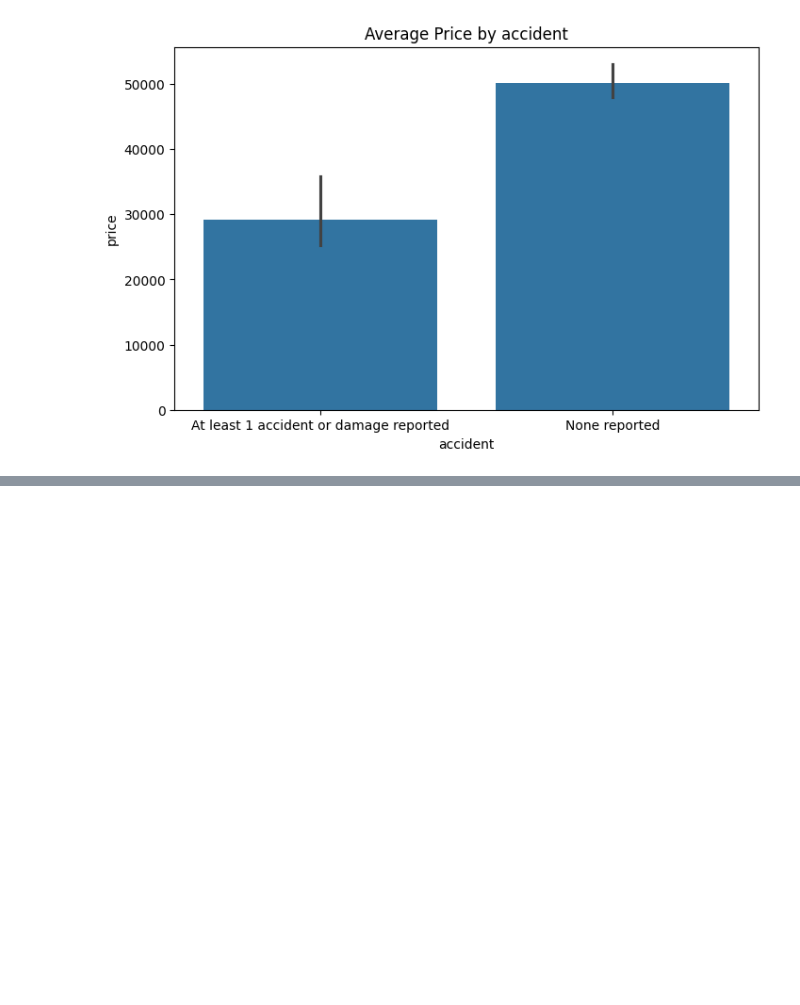
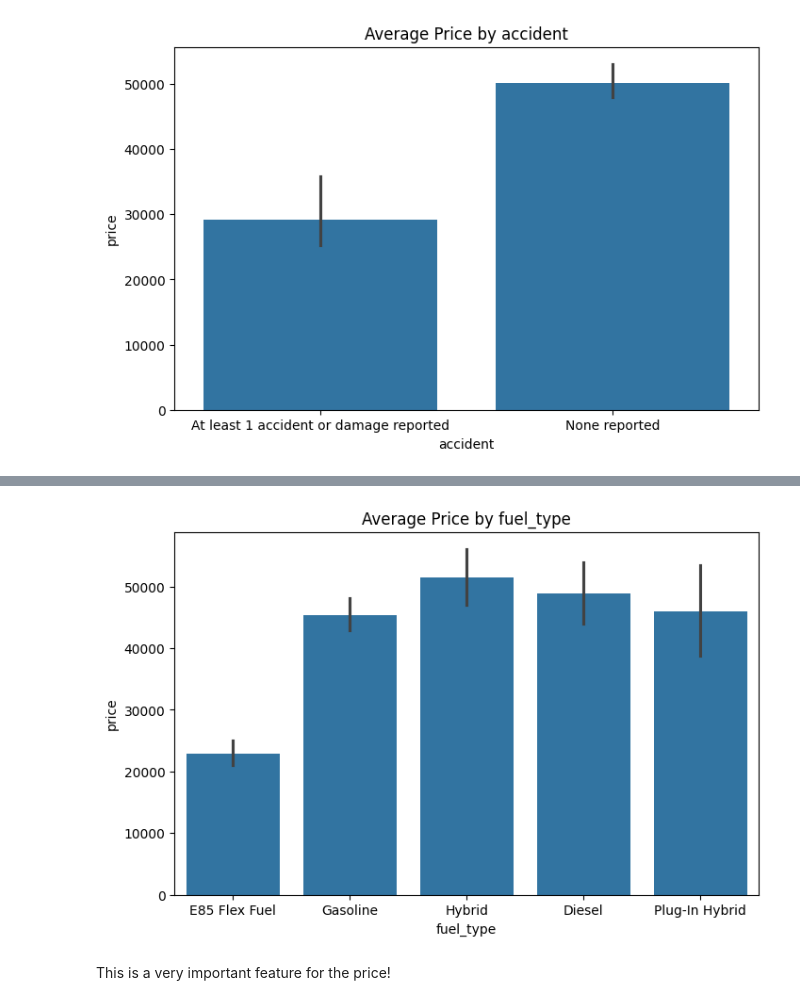
Before and after one commit to omar-reda123/Used-Car-Price-Prediction-End-to-End-ML-Project, a Jupyter notebook: notebooks/01_exploration.ipynb, the cells around one changed output, grey strips where cells are left out. Cells and saved outputs as stored; diff of their text form; code cells hidden in the pictures; blank space fills up the shorter version.

```diff
--- a/notebooks/01_exploration.ipynb
+++ b/notebooks/01_exploration.ipynb
@@ -543,0 +598,10 @@ plt.show()
+# %%
+#Average price using barplot
+plt.figure(figsize=(8,5))
+sns.barplot(x="fuel_type", y="price", data=df)
+plt.title("Average Price by fuel_type")
+plt.show()
+# %% [output]
+[figure, added]
+# %% [markdown]
+This is a very important feature for the price!
```
Also changed, not shown: parts of 8 cells of this notebook.
